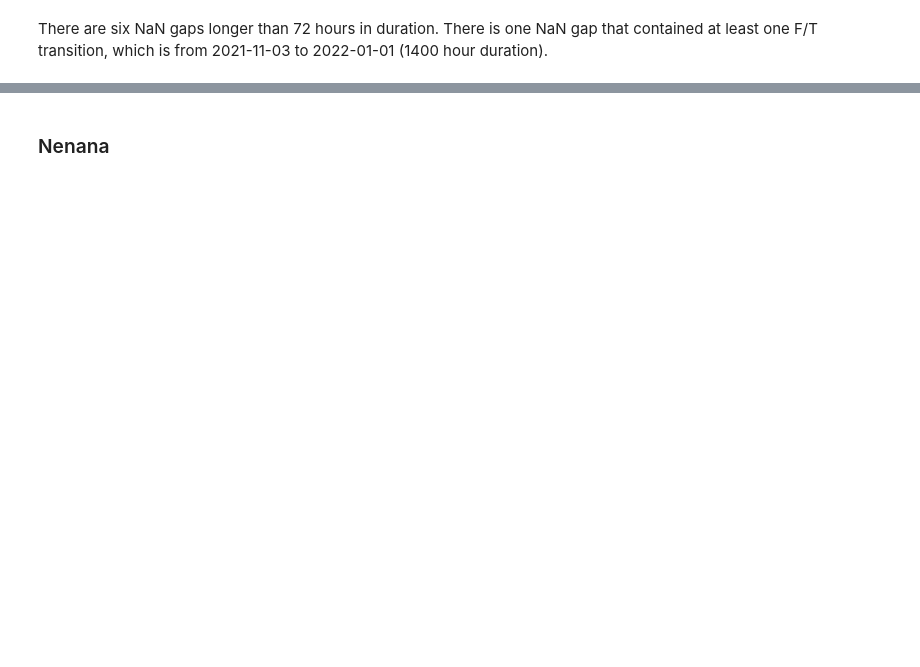
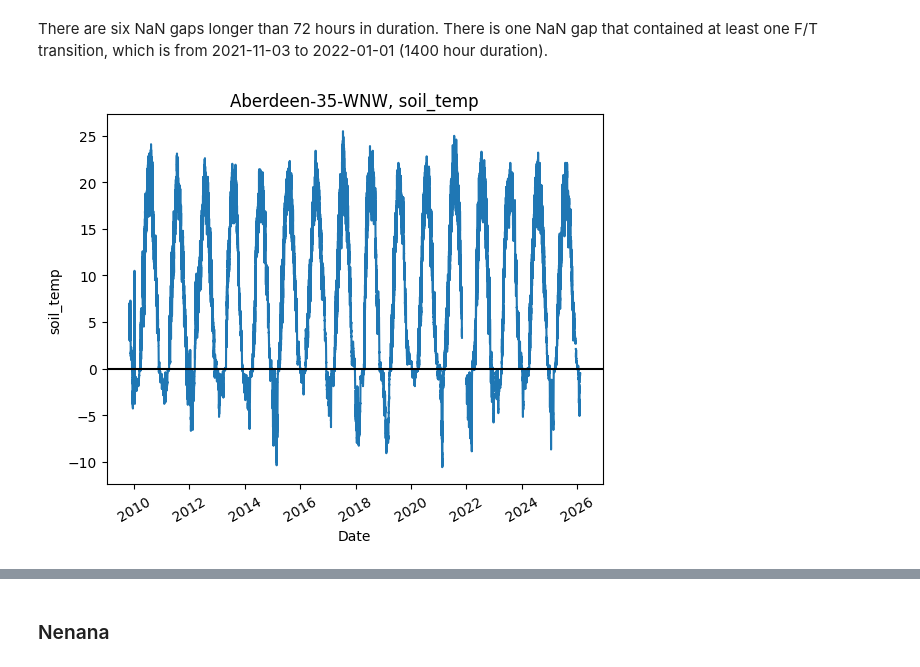
Before and after one commit to gerezk/freeze-thaw-soil-prediction, a Jupyter notebook: ISMN_data_cleaning.ipynb, the cells around one changed output, grey strips where cells are left out. Saved outputs shown, nothing was run; the diff lists cells and outputs as text; code cells hidden in the pictures; blank space fills up the shorter version.

Commit message:
line_plot

```diff
--- a/ISMN_data_cleaning.ipynb
+++ b/ISMN_data_cleaning.ipynb
@@ -186,6 +203,46 @@ def add_missed_transitions_col(df: pd.DataFrame) -> pd.DataFrame:
     )
 
     return df_copy
+
+def line_plot(df: pd.DataFrame, long_feature: str, start=None, end=None) -> None:
+    """
+    Plots a line plot of long_feature vs the index.
+    If end given but not start, plot will begin from the earliest timestamp in the df.
+    :param df:
+    :param long_feature: full variable name
+    :param start: naive datetime.datetime object
+    :param end: naive datetime.datetime object
+    :return: None
+    """
+    # check start and end inputs
+    if start is not None:
+        if type(start) is not datetime.datetime:
+            raise Exception(f'start must be a datetime.datetime object.')
+        start = start.replace(tzinfo=pytz.UTC)
+    if end is not None:
+        if type(end) is not datetime.datetime:
+            raise Exception(f'end must be a datetime.datetime object.')
+        end = end.replace(tzinfo=pytz.UTC)
+
+    # set date range for plot
+    if start is None and end is not None:
+        time_range = df.index[df.index < end]
+    elif start is not None and end is not None:
+        time_range = df.index[start < df.index < end]
+    else: # default to plotting all records
+        time_range = df.index
+
+    df_slice = df.loc[time_range]
+    plt.plot(df_slice.index, df_slice[long_feature])
+    plt.title(f'{str(dir_aberdeen)}, {long_feature}')
+    plt.ylabel(long_feature)
+    plt.xlabel('Date')
+    plt.xticks(rotation=30)
+
+    if long_feature == 'soil_temp':
+        plt.axhline(y=0, color='k')
+
+    plt.show()
 # %% [markdown]
 ### Aberdeen-35-WNW
 # %%
@@ -244,4 +298,6 @@ Index(['start_timestamp', 'end_timestamp', 'gap_length_hours',
 # %% [markdown]
 There are six NaN gaps longer than 72 hours in duration. There is one NaN gap that contained at least one F/T transition, which is from 2021-11-03 to 2022-01-01 (1400 hour duration).
 # %%
-# visualization
+line_plot(aberdeen_df, long_variable)
+# %% [output]
+[figure, added]
```
Also changed, not shown: parts of 6 cells of this notebook.
